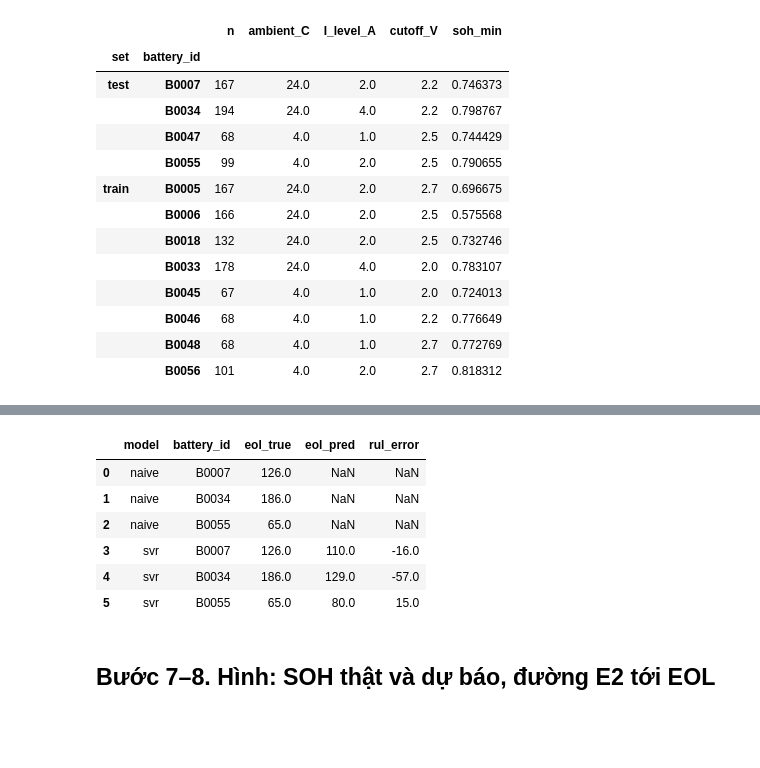
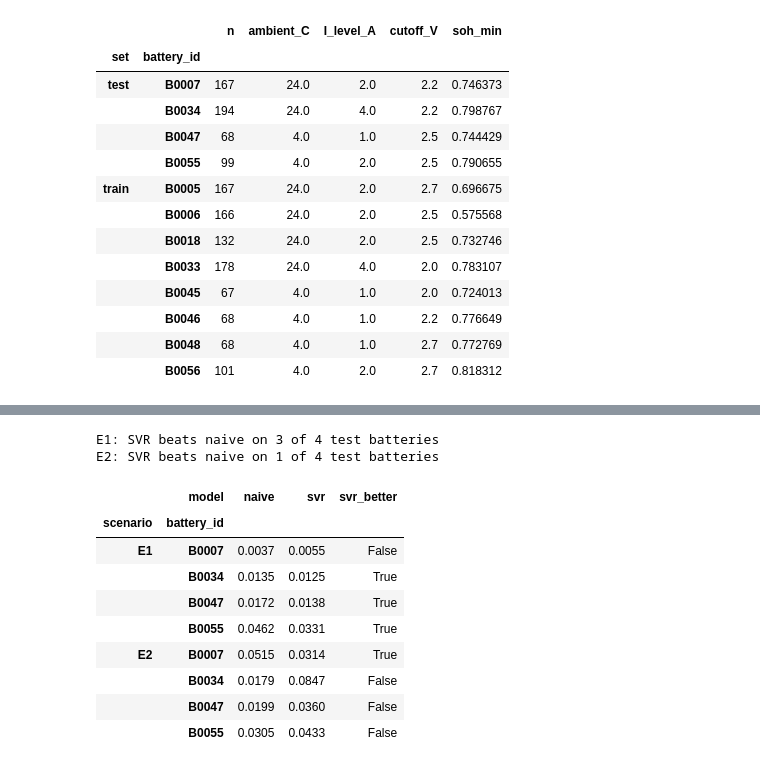
Before and after one commit to Ac-2836/STAT3013.R11.CTTT_Group08, a Jupyter notebook: notebooks/30_ml.ipynb, the cells around one changed output, grey strips where cells are left out. Drawn from its saved outputs; the diff is of its cells as text; code cells hidden in the pictures; blank space fills up the shorter version.

```diff
--- a/notebooks/30_ml.ipynb
+++ b/notebooks/30_ml.ipynb
@@ -246,12 +281,18 @@ exp.per_battery_rmse().round(4)
-# %%
-rul
-# %% [output]
-|  | model | battery_id | eol_true | eol_pred | rul_error |
-| 0 | naive | B0007 | 126.0 | NaN | NaN |
-| 1 | naive | B0034 | 186.0 | NaN | NaN |
-| 2 | naive | B0055 | 65.0 | NaN | NaN |
-| 3 | svr | B0007 | 126.0 | 110.0 | -16.0 |
-| 4 | svr | B0034 | 186.0 | 129.0 | -57.0 |
-| 5 | svr | B0055 | 65.0 | 80.0 | 15.0 |
-# %% [markdown]
-## Bước 7–8. Hình: SOH thật và dự báo, đường E2 tới EOL
+# %%
+pb = exp.per_battery_rmse()
+print("E1: SVR beats naive on", int(pb.loc["E1"].svr_better.sum()), "of 4 test batteries")
+print("E2: SVR beats naive on", int(pb.loc["E2"].svr_better.sum()), "of 4 test batteries")
+pb.round(4)
+# %% [output]
+E1: SVR beats naive on 3 of 4 test batteries
+E2: SVR beats naive on 1 of 4 test batteries
+|  | model | naive | svr | svr_better |
+| scenario | battery_id |  |  |  |
+| E1 | B0007 | 0.0037 | 0.0055 | False |
+|  | B0034 | 0.0135 | 0.0125 | True |
+|  | B0047 | 0.0172 | 0.0138 | True |
+|  | B0055 | 0.0462 | 0.0331 | True |
+| E2 | B0007 | 0.0515 | 0.0314 | True |
+|  | B0034 | 0.0179 | 0.0847 | False |
+|  | B0047 | 0.0199 | 0.0360 | False |
+|  | B0055 | 0.0305 | 0.0433 | False |
```
Also changed, not shown: parts of 50 cells of this notebook, 19 other files.
